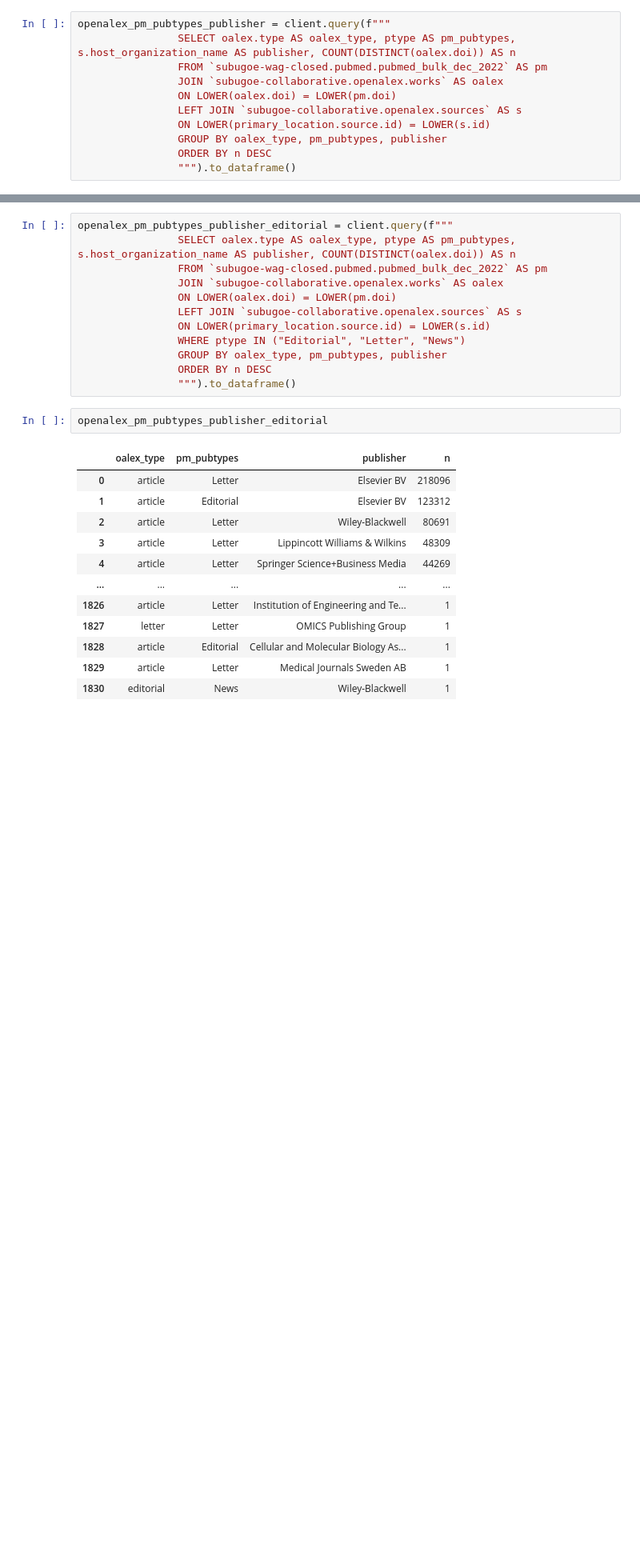
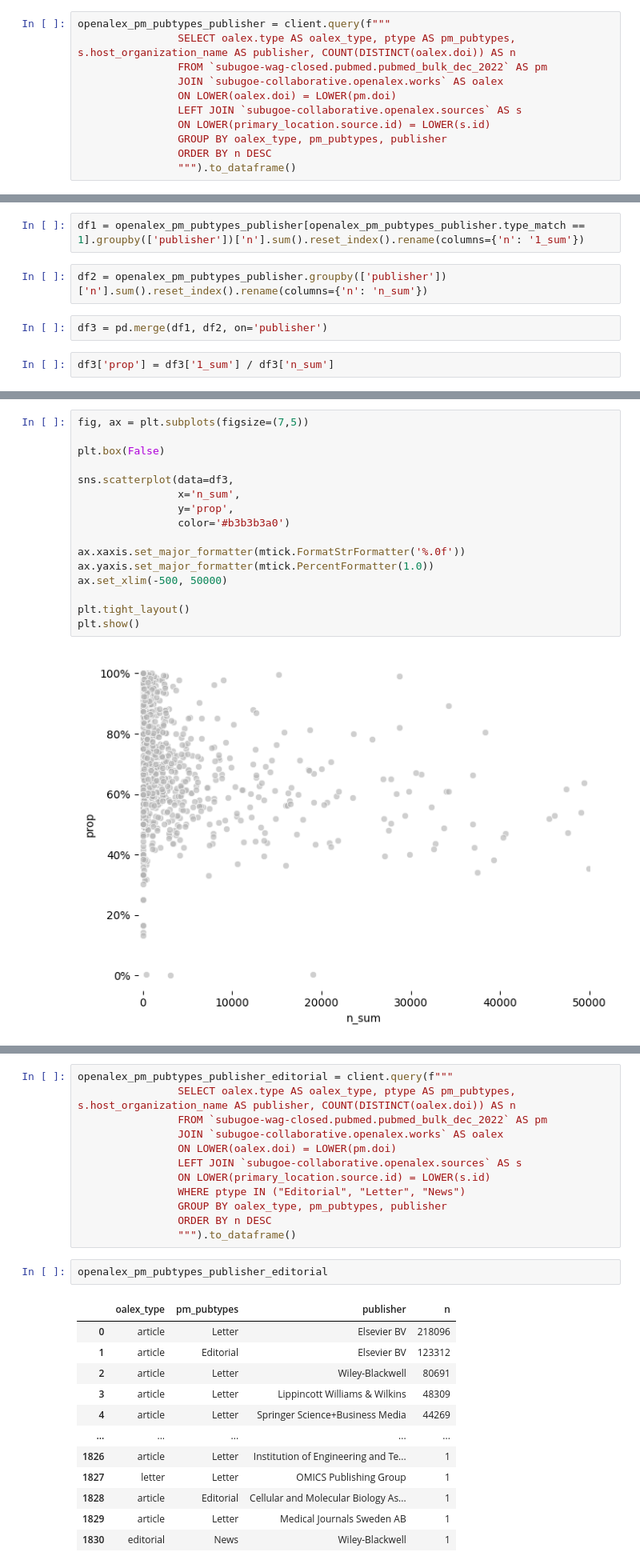
Before and after one commit to naustica/openalex_doctypes, a Jupyter notebook: codebook.ipynb, the cells around one changed output, grey strips where cells are left out. Shown at 80% size. Drawn from its saved outputs; the diff is of its cells as text; blank space fills up the shorter version.

```diff
--- a/codebook.ipynb
+++ b/codebook.ipynb
@@ -328,0 +346,8 @@ openalex_pm_pubtypes_publisher
+# %%
+df1 = openalex_pm_pubtypes_publisher[openalex_pm_pubtypes_publisher.type_match == 1].groupby(['publisher'])['n'].sum().reset_index().rename(columns={'n': '1_sum'})
+# %%
+df2 = openalex_pm_pubtypes_publisher.groupby(['publisher'])['n'].sum().reset_index().rename(columns={'n': 'n_sum'})
+# %%
+df3 = pd.merge(df1, df2, on='publisher')
+# %%
+df3['prop'] = df3['1_sum'] / df3['n_sum']
@@ -328,0 +370,18 @@ openalex_pm_pubtypes_publisher
+# %%
+fig, ax = plt.subplots(figsize=(7,5))
+
+plt.box(False)
+
+sns.scatterplot(data=df3,
+                x='n_sum',
+                y='prop',
+                color='#b3b3b3a0')
+
+ax.xaxis.set_major_formatter(mtick.FormatStrFormatter('%.0f'))
+ax.yaxis.set_major_formatter(mtick.PercentFormatter(1.0))
+ax.set_xlim(-500, 50000)
+
+plt.tight_layout()
+plt.show()
+# %% [output]
+[figure, added]
```
Also changed, not shown: parts of 16 cells of this notebook.
